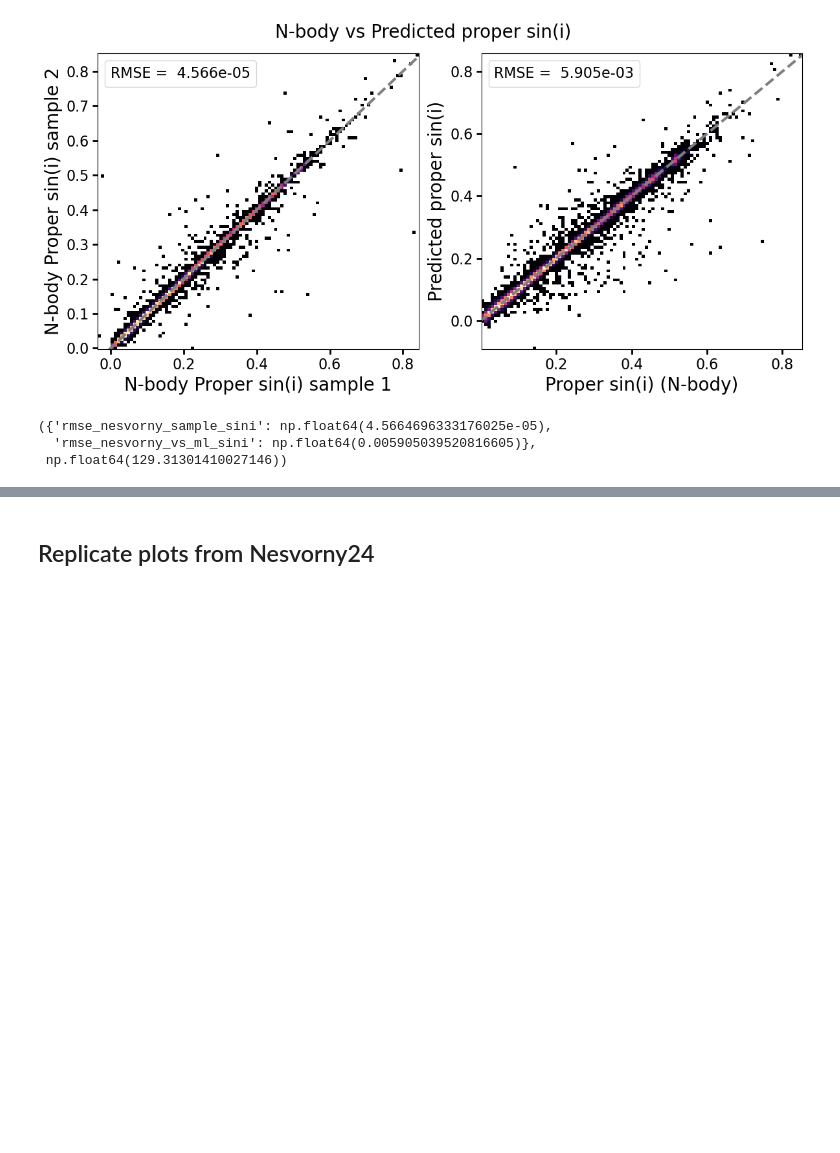
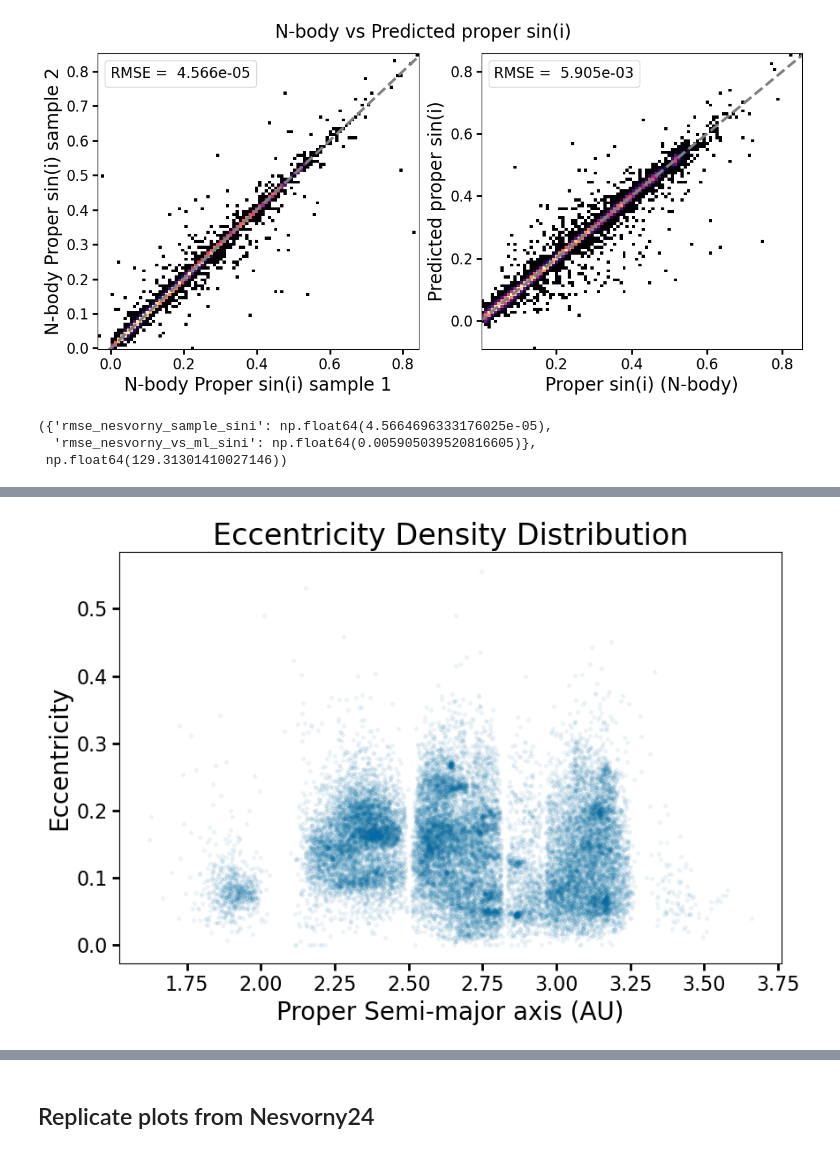
Before and after one commit to YangShen31/proper_elements_prediction, a Jupyter notebook: 3_evaluate_models.ipynb, the cells around one changed output, grey strips where cells are left out. Drawn from its saved outputs; the diff is of its cells as text; code cells hidden in the pictures; blank space fills up the shorter version.

```diff
--- a/3_evaluate_models.ipynb
+++ b/3_evaluate_models.ipynb
@@ -369,0 +435,25 @@ results, rmse_nesvorny_vs_xgboost_sini/rmse_nesvorny_sample_sini
+# %%
+fig, ax = plt.subplots(figsize=(9, 6))
+
+sc = ax.scatter(
+    a_tenth,
+    pred_e_tenth,
+    norm=LogNorm(vmin=1e-4, vmax=1e-1),
+    s=8,
+    alpha=0.05,
+)
+
+ax.set_title("Eccentricity Density Distribution")
+ax.set_xlabel("Proper Semi-major axis (AU)")
+ax.set_ylabel("Eccentricity")
+
+# Reserve the same space that the colorbar used in the de/dsini plot
+divider = make_axes_locatable(ax)
+cax = divider.append_axes("right", size="4%", pad=0.08)
+cax.set_visible(False)
+
+plt.tight_layout()
+plt.savefig("./plots/density_plots_e.pdf")
+plt.show()
+# %% [output]
+[figure, added]
```
Also changed, not shown: parts of 4 cells of this notebook.
